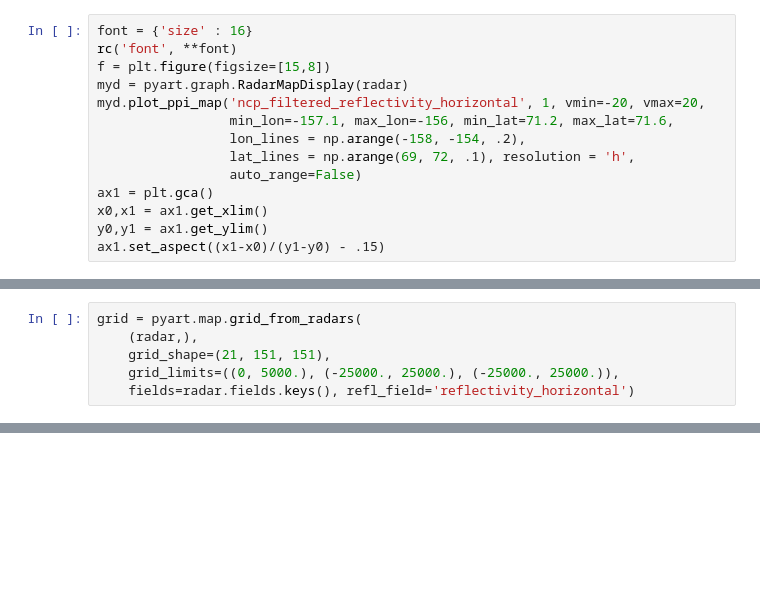
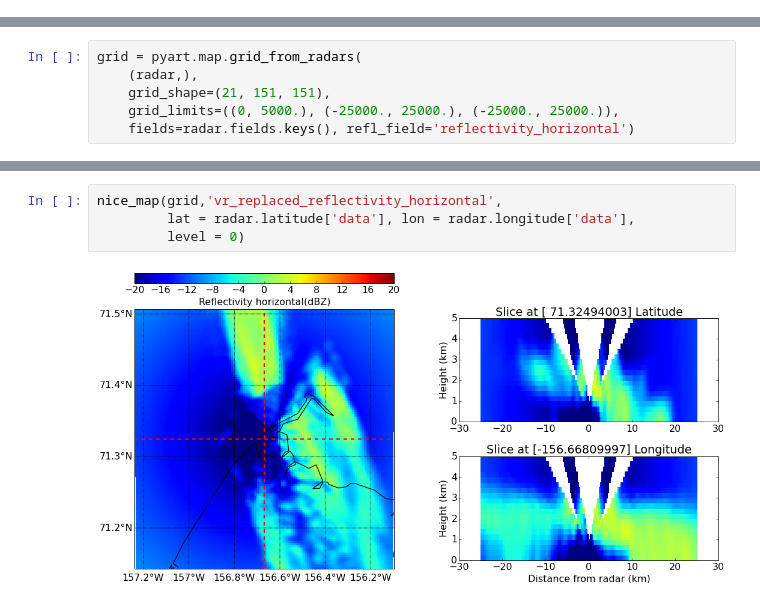
Before and after one commit to scollis/NSA, a Jupyter notebook: Mapping with pre-condition.ipynb, the cells around one changed output, grey strips where cells are left out. Saved outputs shown, nothing was run; the diff lists cells and outputs as text; blank space fills up the shorter version.

```diff
--- a/Mapping with pre-condition.ipynb
+++ b/Mapping with pre-condition.ipynb
@@ -227,16 +230,2 @@ ax1.set_aspect((x1-x0)/(y1-y0) - .15)
 # %% [output]
 [figure]
-# %%
-font = {'size' : 16}
-rc('font', **font)
-f = plt.figure(figsize=[15,8])
-myd = pyart.graph.RadarMapDisplay(radar)
-myd.plot_ppi_map('ncp_filtered_reflectivity_horizontal', 1, vmin=-20, vmax=20,
-                 min_lon=-157.1, max_lon=-156, min_lat=71.2, max_lat=71.6,
-                 lon_lines = np.arange(-158, -154, .2),
-                 lat_lines = np.arange(69, 72, .1), resolution = 'h',
-                 auto_range=False)
-ax1 = plt.gca()
-x0,x1 = ax1.get_xlim()
-y0,y1 = ax1.get_ylim()
-ax1.set_aspect((x1-x0)/(y1-y0) - .15)
@@ -320,0 +305,6 @@ ax1.set_aspect((x1-x0)/(y1-y0))
+# %%
+nice_map(grid,'vr_replaced_reflectivity_horizontal',
+         lat = radar.latitude['data'], lon = radar.longitude['data'],
+         level = 0)
+# %% [output]
+[figure, added]
```
Also changed, not shown: parts of 14 cells of this notebook.
